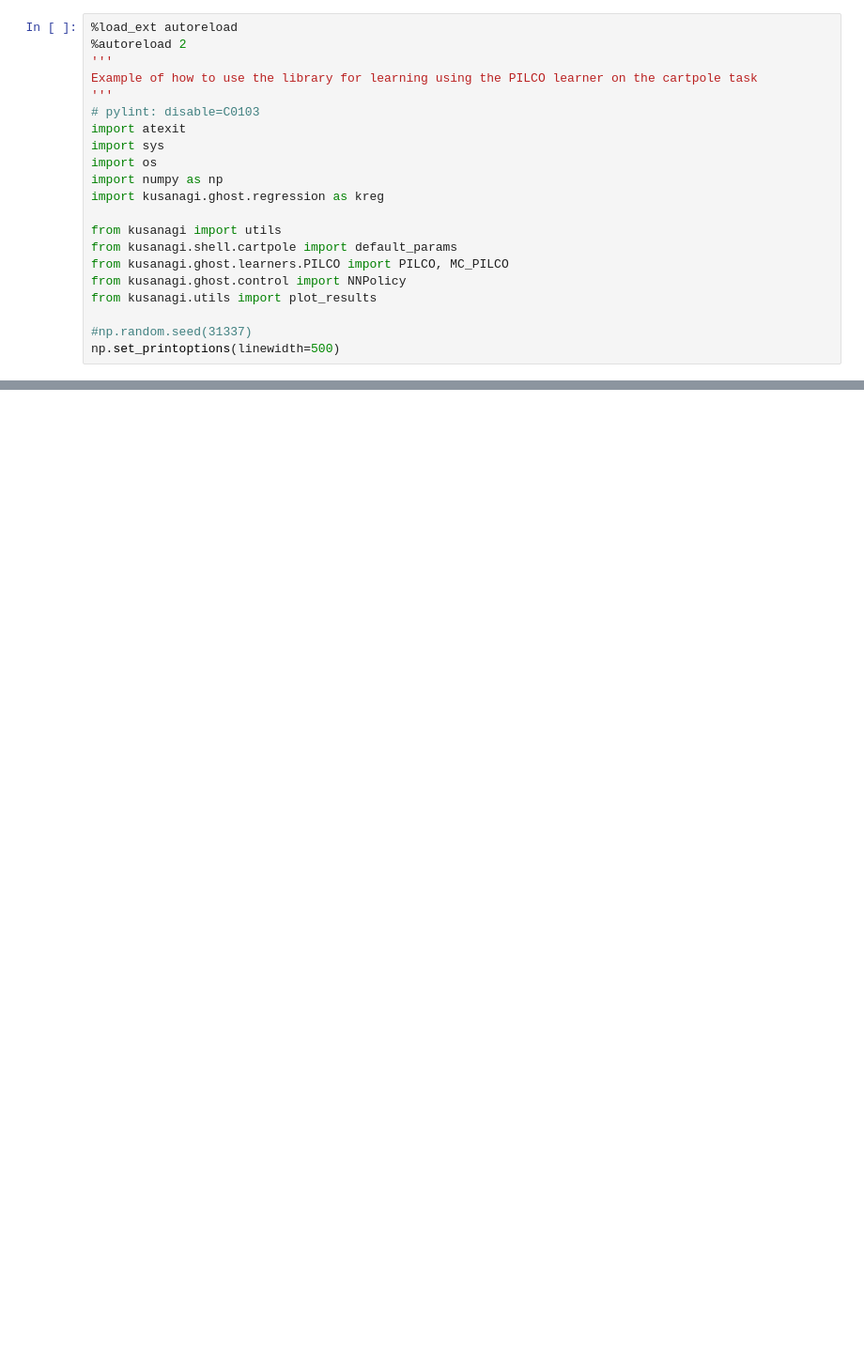
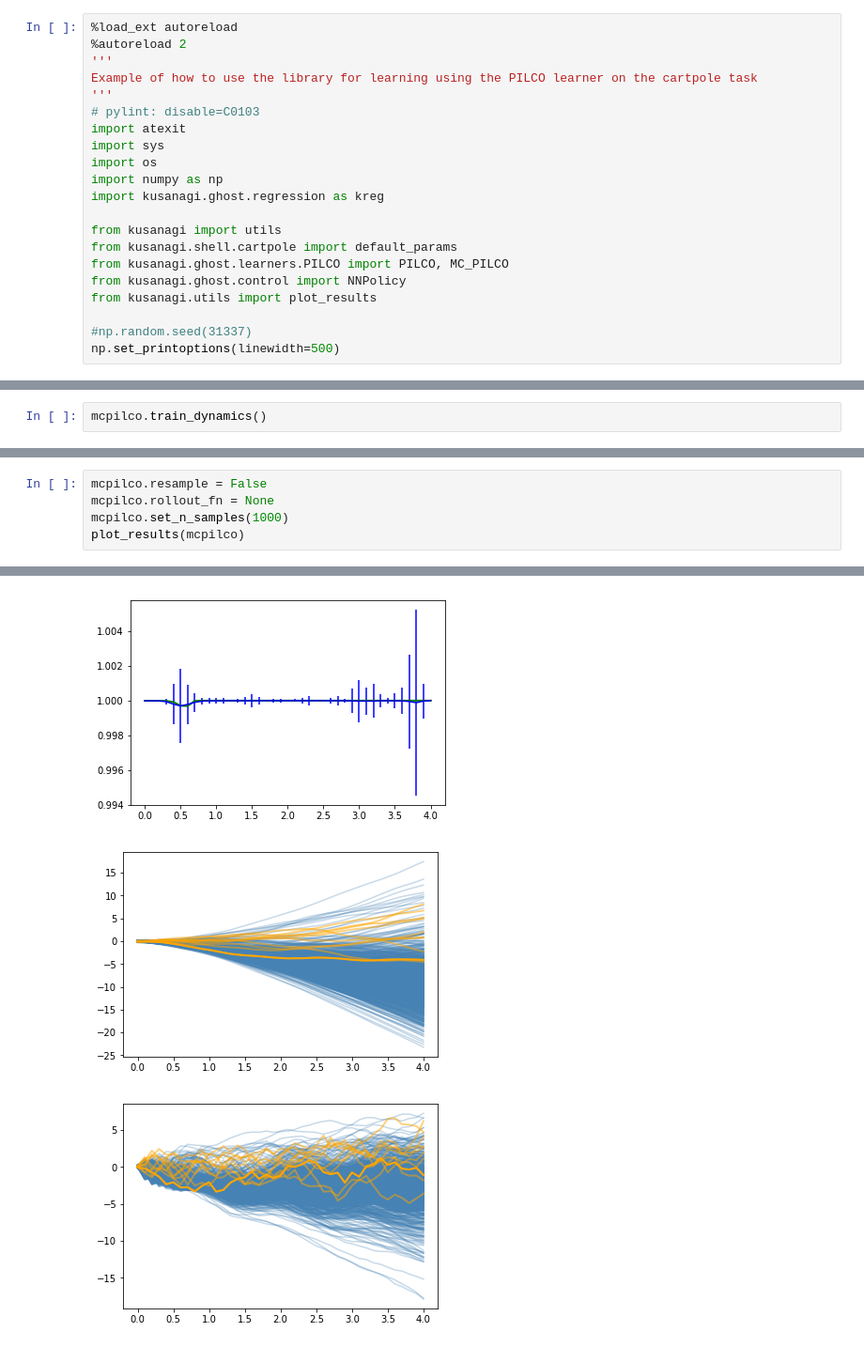
Before and after one commit to mcgillmrl/kusanagi, a Jupyter notebook: examples/notebooks/mc_pilco.ipynb, the cells around one changed output, grey strips where cells are left out. Shown: that part at 94% size. Saved outputs shown, nothing was run; the diff lists cells and outputs as text; blank space fills up the shorter version.

```diff
--- a/examples/notebooks/mc_pilco.ipynb
+++ b/examples/notebooks/mc_pilco.ipynb
@@ -112,0 +100,2 @@ DenseLayer {'num_units': 4, 'nonlinearity': <function linear at 0x...>, 'name':
+# %%
+mcpilco.train_dynamics()
@@ -112,0 +134,6 @@ DenseLayer {'num_units': 4, 'nonlinearity': <function linear at 0x...>, 'name':
+# %%
+mcpilco.resample = False
+mcpilco.rollout_fn = None
+mcpilco.set_n_samples(1000)
+plot_results(mcpilco)
+# %% [output]
@@ -112,0 +143,3 @@ DenseLayer {'num_units': 4, 'nonlinearity': <function linear at 0x...>, 'name':
+[figure, added]
+[figure, added]
+[figure, added]
```
Also changed, not shown: parts of 13 cells of this notebook, 5 other files.
